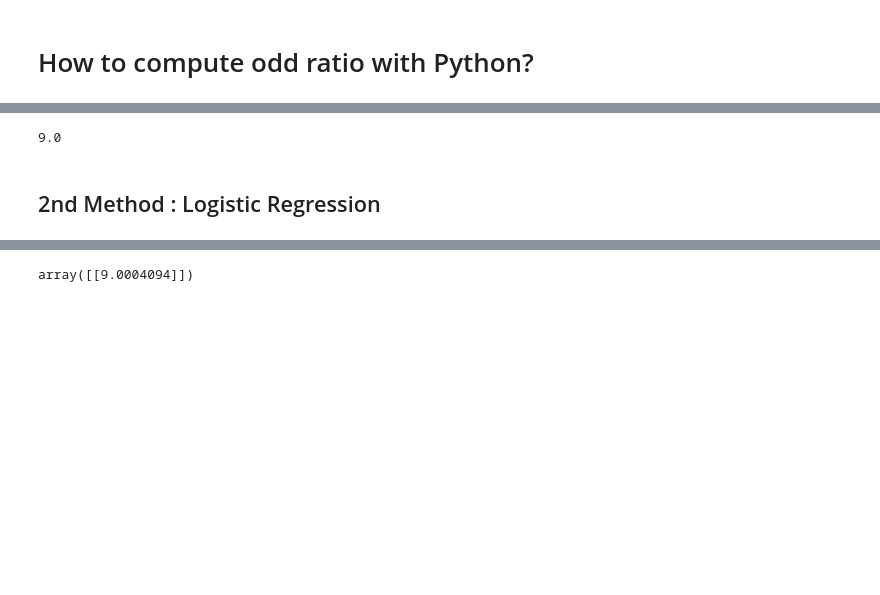
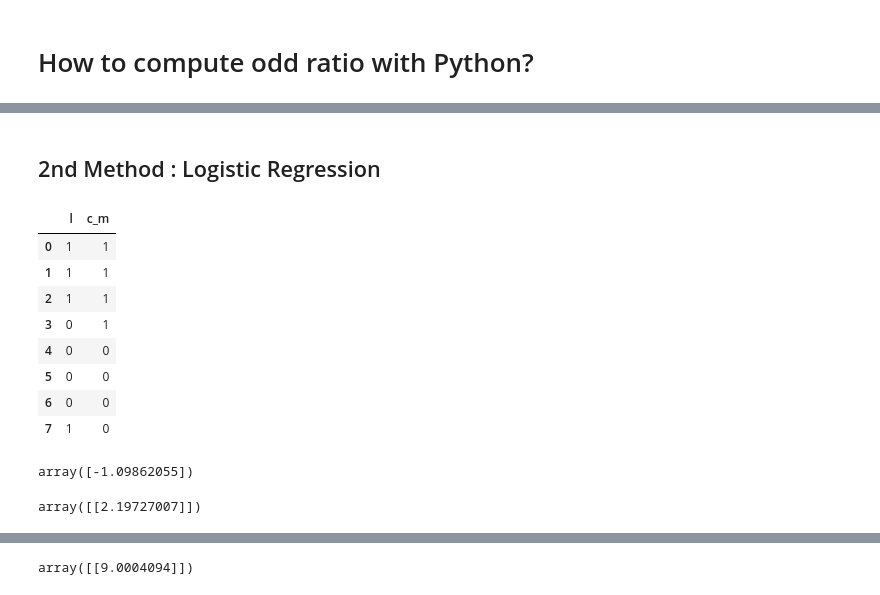
Before and after one commit to sophiayazzourh/Projet_Innovation_Recherche, a Jupyter notebook: Odd_Ratio_in_Python.ipynb, the cells around one changed output, grey strips where cells are left out. Drawn from its saved outputs; the diff is of its cells as text; code cells hidden in the pictures; blank space fills up the shorter version.

```diff
--- a/Odd_Ratio_in_Python.ipynb
+++ b/Odd_Ratio_in_Python.ipynb
@@ -7,10 +2,0 @@ import numpy as np
-# %%
-import scipy.stats as stats
-import pandas as pd
-df=pd.DataFrame({'c':['m','m','m','m','f','f','f','f'],'l':[1,1,1,0,0,0,0,1]})
-ct=pd.crosstab(df.c,df.l)
-oddsratio, pvalue = stats.fisher_exact(ct)
-# %%
-oddsratio
-# %% [output]
-9.0
@@ -22,3 +14,23 @@ df=pd.get_dummies(df,drop_first=True)
 clf = LogisticRegression(penalty='none')
 clf.fit(df[['c_m']],df[['l']].values)
 odds_ratio=np.exp(clf.coef_)
+# %%
+df
+# %% [output]
+|  | l | c_m |
+| 0 | 1 | 1 |
+| 1 | 1 | 1 |
+| 2 | 1 | 1 |
+| 3 | 0 | 1 |
+| 4 | 0 | 0 |
+| 5 | 0 | 0 |
+| 6 | 0 | 0 |
+| 7 | 1 | 0 |
+# %%
+clf.intercept_
+# %% [output]
+array([-1.09862055])
+# %%
+clf.coef_
+# %% [output]
+array([[2.19727007]])
```
Also changed, not shown: parts of 32 cells of this notebook, 1 other file.
